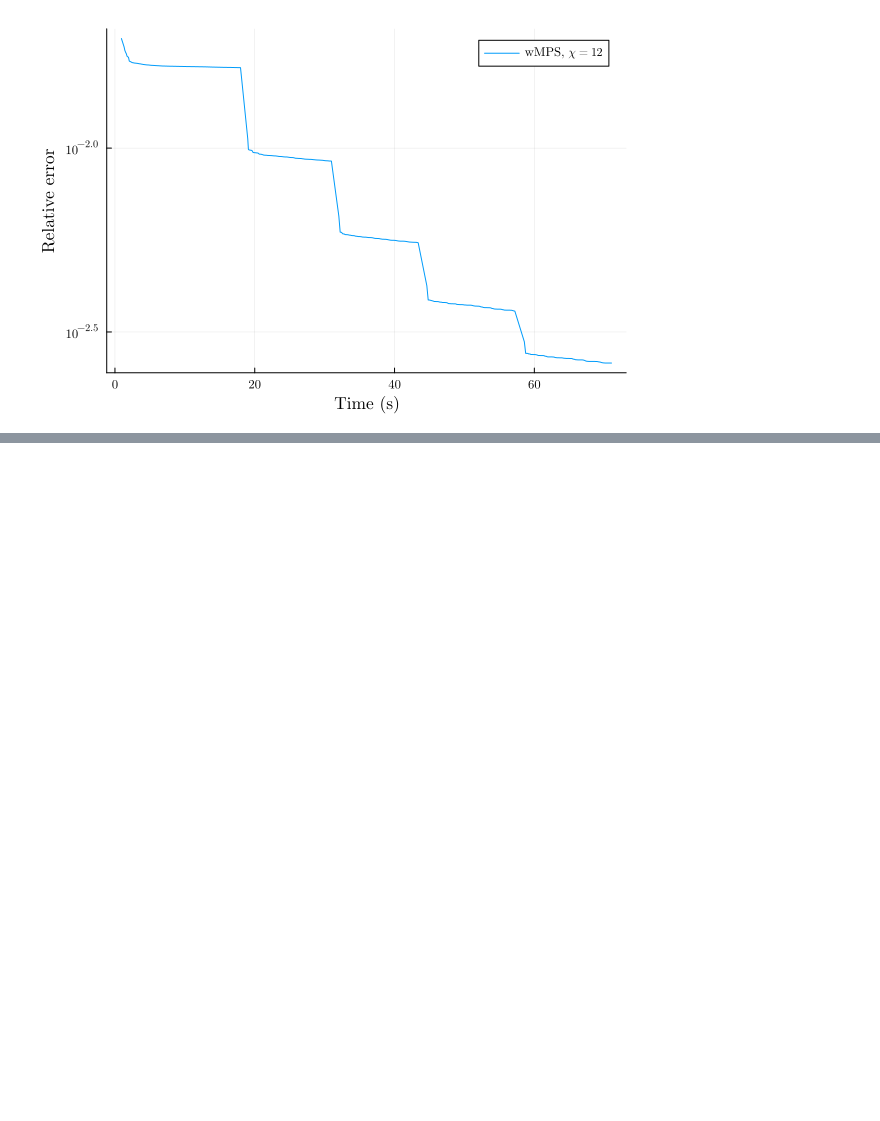
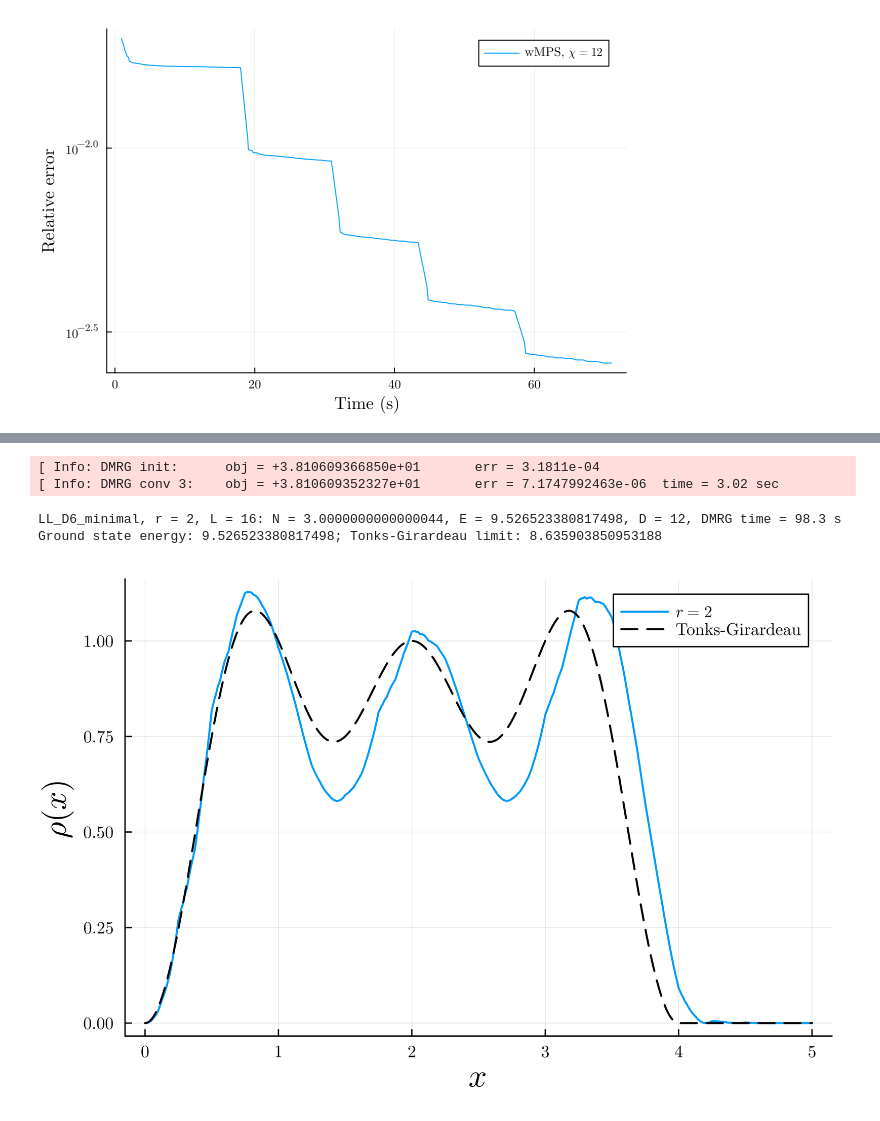
Before and after one commit to mollykaplan/wMPS, a Jupyter notebook: examples/wMPS_worksheet.ipynb, the cells around one changed output, grey strips where cells are left out. Saved outputs shown, nothing was run; the diff lists cells and outputs as text; code cells hidden in the pictures; blank space fills up the shorter version.

Commit message:
new & quick examples for finite systems and dynamics

```diff
--- a/examples/wMPS_worksheet.ipynb
+++ b/examples/wMPS_worksheet.ipynb
@@ -338,3 +344,39 @@ Excessive output truncated after 524396 bytes.
+# %%
+using Plots, LaTeXStrings
+
+#parameters
+dmax = 2 #maximum number of bosons per site
+N = 3 #number of particles
+l = 4.0 #length of the box
+r = 2 #resolution: L = l 2^r = 16 sites
+c = 200.0 #close to the Tonks-Girardeau limit c → ∞
+D = 12 #maximal MPS bond dimension, summed over the particle number sectors
+
+#U(1) symmetric DMRG in the sector with N particles; the energy is evaluated with LL_D6
+result = only(finite_groundstates(LL_D6_minimal, l, N, r:r; D, cutoff=dmax, μ=0.0, c))
+println("Ground state energy: $(result.E); Tonks-Girardeau limit: $(sum(box_levels(N, l)))")
+
+#the continuum density, against that of N free fermions in the box [0, l]
+xvals, ρ = continuum_density(result.ψ, r)
+ρtg = [x <= l ? tg_box_density(x, N, l) : 0.0 for x in xvals]
+plot(xvals,
+    ρ,
+    linewidth=1.5,
+    label=L"r=2",
+    dpi=600,
+    xguidefontsize=16,
+    yguidefontsize=16,
+    fontfamily = "Computer Modern"
+)
+plot!(xvals, ρtg, linewidth=1.5, linestyle=:dash, color=:black, label="Tonks-Girardeau")
+Plots.xlabel!(L"x")
+Plots.ylabel!(L"ρ(x)")
+# %% [output]
+[ Info: DMRG init:      obj = +3.810609366850e+01       err = 3.1811e-04
+[ Info: DMRG conv 3:    obj = +3.810609352327e+01       err = 7.1747992463e-06  time = 3.02 sec
+LL_D6_minimal, r = 2, L = 16: N = 3.0000000000000044, E = 9.526523380817498, D = 12, DMRG time = 98.3 s
+Ground state energy: 9.526523380817498; Tonks-Girardeau limit: 8.635903850953188
+[figure, added]
 # %% [markdown]
 ## Further examples
 
```
Also changed, not shown: parts of 2 cells of this notebook, 8 other files.
